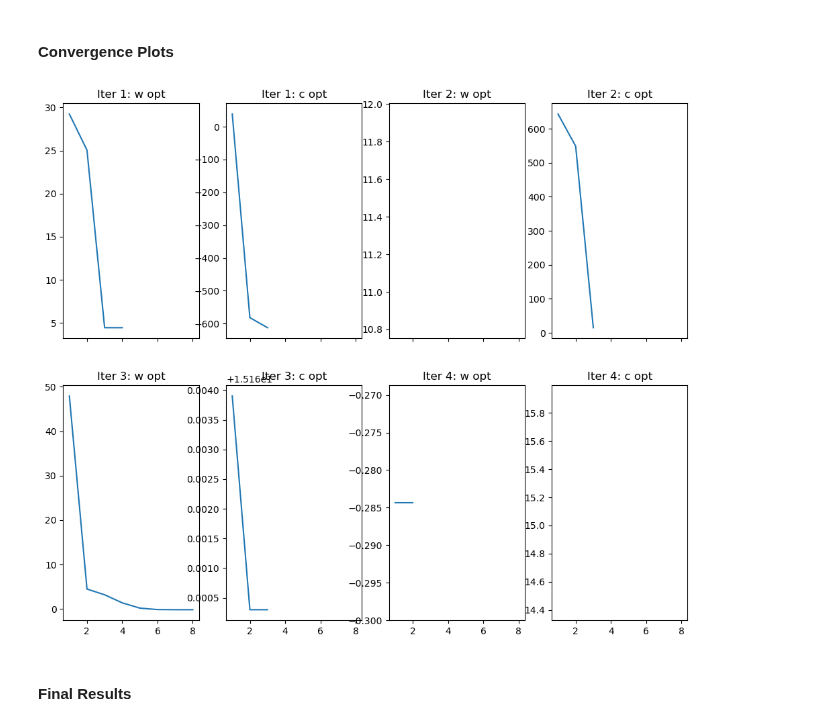
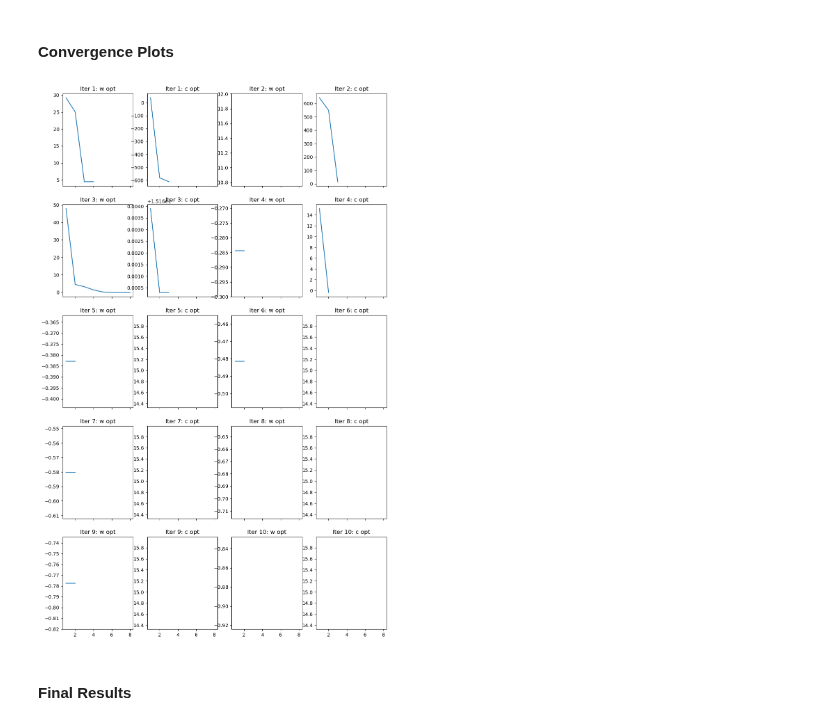
Before and after one commit to mcstanle/cf_inversion_sb_admm, a Jupyter notebook: output_investigations_11.ipynb, the cells around one changed output. Cells and saved outputs as stored; diff of their text form; code cells hidden in the pictures.

```diff
--- a/output_investigations_11.ipynb
+++ b/output_investigations_11.ipynb
@@ -126,10 +126,14 @@ with open(BASE_DIR + '/11/stdout_from_lep08.txt', 'r') as f:
 
 with open(BASE_DIR + '/11/stdout_from_it2.txt', 'r') as f:
     stdout2_raw = f.readlines()
+
+with open(BASE_DIR + '/11/stdout_from_it4.txt', 'r') as f:
+    stdout4_raw = f.readlines()
 # %%
 # isolate the trajectories from the w optimization
 all_obj_vals = [float(line[22:34].replace('D', 'e')) for line in stdout0_raw if 'At iterate' in line]
 all_obj_vals2 = [float(line[22:34].replace('D', 'e')) for line in stdout2_raw if 'At iterate' in line]
+all_obj_vals4 = [float(line[22:34].replace('D', 'e')) for line in stdout4_raw if 'At iterate' in line]
 traj_w_01 = all_obj_vals[:4]
 traj_c_01 = all_obj_vals[4:7]
 traj_w_02 = all_obj_vals[7:8]
@@ -138,38 +142,88 @@ traj_w_03 = all_obj_vals2[:8]
 traj_c_03 = all_obj_vals2[8:11]
 traj_w_04 = all_obj_vals2[11:13]
 traj_c_04 = all_obj_vals2[13:]
+traj_w_05 = all_obj_vals4[:2]
+traj_c_05 = all_obj_vals4[2:3]
+traj_w_06 = all_obj_vals4[3:5]
+traj_c_06 = all_obj_vals4[5:6]
+traj_w_07 = all_obj_vals4[6:8]
+traj_c_07 = all_obj_vals4[8:9]
+traj_w_08 = all_obj_vals4[9:10]
+traj_c_08 = all_obj_vals4[10:11]
+traj_w_09 = all_obj_vals4[11:13]
+traj_c_09 = all_obj_vals4[13:14]
+traj_w_09 = all_obj_vals4[11:13]
+traj_c_09 = all_obj_vals4[13:14]
+traj_w_10 = all_obj_vals4[14:15]
+traj_c_10 = all_obj_vals4[15:]
 # %%
-fig, ax = plt.subplots(ncols=4, nrows=2, figsize=(12, 10), sharex=True)
+fig, ax = plt.subplots(ncols=4, nrows=5, figsize=(12, 20), sharex=True)
 
 # iteration 1
 ax[0, 0].plot(np.arange(1, len(traj_w_01) + 1), traj_w_01)
 ax[0, 1].plot(np.arange(1, len(traj_c_01) + 1), traj_c_01)
 
 # iteration 2
 ax[0, 2].plot(np.arange(1, len(traj_w_02) + 1), traj_w_02)
 ax[0, 3].plot(np.arange(1, len(traj_c_02) + 1), traj_c_02)
 
 # iteration 3
 ax[1, 0].plot(np.arange(1, len(traj_w_03) + 1), traj_w_03)
 ax[1, 1].plot(np.arange(1, len(traj_c_03) + 1), traj_c_03)
 
 # iteration 4
 ax[1, 2].plot(np.arange(1, len(traj_w_04) + 1), traj_w_04)
 ax[1, 3].plot(np.arange(1, len(traj_c_04) + 1), traj_c_04)
 
+# iteration 5
+ax[2, 0].plot(np.arange(1, len(traj_w_05) + 1), traj_w_05)
+ax[2, 1].plot(np.arange(1, len(traj_c_05) + 1), traj_c_05)
+
+# iteration 6
+ax[2, 2].plot(np.arange(1, len(traj_w_06) + 1), traj_w_06)
+ax[2, 3].plot(np.arange(1, len(traj_c_06) + 1), traj_c_06)
+
+# iteration 7
+ax[3, 0].plot(np.arange(1, len(traj_w_07) + 1), traj_w_07)
+ax[3, 1].plot(np.arange(1, len(traj_c_07) + 1), traj_c_07)
+
+# iteration 8
+ax[3, 2].plot(np.arange(1, len(traj_w_08) + 1), traj_w_08)
+ax[3, 3].plot(np.arange(1, len(traj_c_08) + 1), traj_c_08)
+
+# iteration 9
+ax[4, 0].plot(np.arange(1, len(traj_w_09) + 1), traj_w_09)
+ax[4, 1].plot(np.arange(1, len(traj_c_09) + 1), traj_c_09)
+
+# iteration 10
+ax[4, 2].plot(np.arange(1, len(traj_w_10) + 1), traj_w_10)
+ax[4, 3].plot(np.arange(1, len(traj_c_10) + 1), traj_c_10)
+
 # labels
 ax[0, 0].set_title('Iter 1: w opt')
 ax[0, 1].set_title('Iter 1: c opt')
 ax[0, 2].set_title('Iter 2: w opt')
 ax[0, 3].set_title('Iter 2: c opt')
 ax[1, 0].set_title('Iter 3: w opt')
 ax[1, 1].set_title('Iter 3: c opt')
 ax[1, 2].set_title('Iter 4: w opt')
 ax[1, 3].set_title('Iter 4: c opt')
+ax[2, 0].set_title('Iter 5: w opt')
+ax[2, 1].set_title('Iter 5: c opt')
+ax[2, 2].set_title('Iter 6: w opt')
+ax[2, 3].set_title('Iter 6: c opt')
+ax[3, 0].set_title('Iter 7: w opt')
+ax[3, 1].set_title('Iter 7: c opt')
+ax[3, 2].set_title('Iter 8: w opt')
+ax[3, 3].set_title('Iter 8: c opt')
+ax[4, 0].set_title('Iter 9: w opt')
+ax[4, 1].set_title('Iter 9: c opt')
+ax[4, 2].set_title('Iter 10: w opt')
+ax[4, 3].set_title('Iter 10: c opt')
 
 plt.show()
 # %% [output]
-[figure, old version]
+[figure, new version]
 # %% [markdown]
 #### Final Results
 # %%
```
Also changed, not shown: parts of 20 cells of this notebook, 3 other files.
